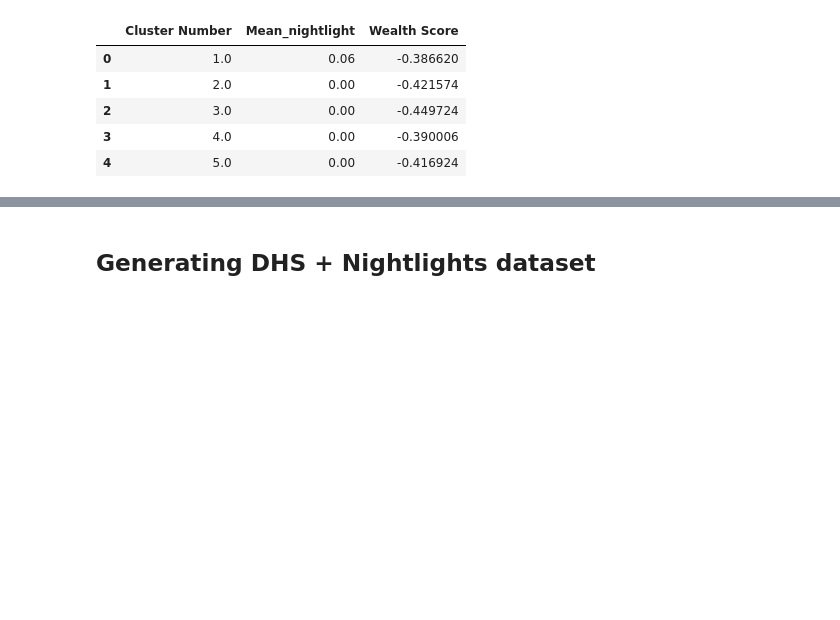
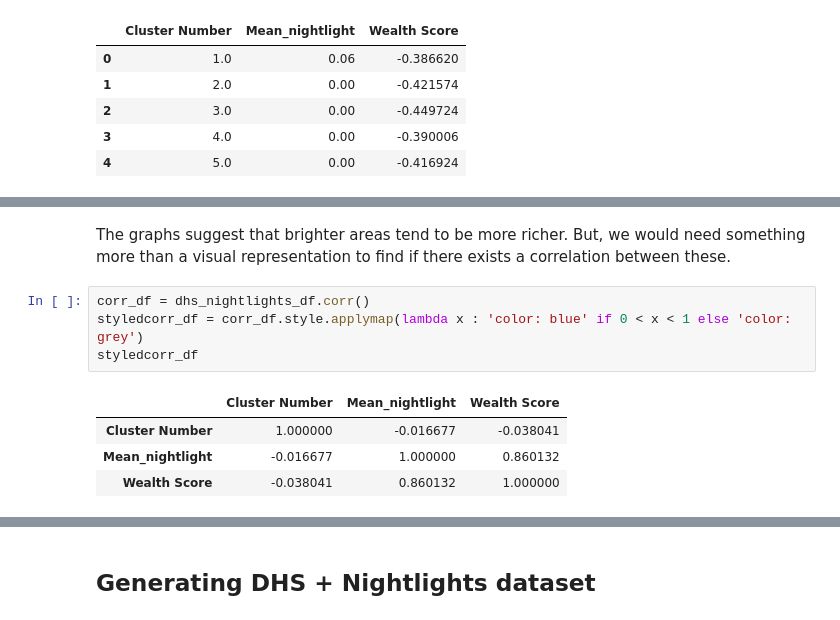
Before and after one commit to aishwaryawahane/poverty_predictor, a Jupyter notebook: notebooks/Nightlight_DHS_Analysis.ipynb, the cells around one changed output, grey strips where cells are left out. Cells and saved outputs as stored; diff of their text form; blank space fills up the shorter version.

```diff
--- a/notebooks/Nightlight_DHS_Analysis.ipynb
+++ b/notebooks/Nightlight_DHS_Analysis.ipynb
@@ -36,0 +33,11 @@ dhs_nightlights_df.profile_report()
+# %% [markdown]
+The graphs suggest that brighter areas tend to be more richer. But, we would need something more than a visual representation to find if there exists a correlation between these.
+# %%
+corr_df = dhs_nightlights_df.corr()
+styledcorr_df = corr_df.style.applymap(lambda x : 'color: blue' if 0 < x < 1 else 'color: grey')
+styledcorr_df
+# %% [output]
+|  | Cluster Number | Mean_nightlight | Wealth Score |
+| Cluster Number | 1.000000 | -0.016677 | -0.038041 |
+| Mean_nightlight | -0.016677 | 1.000000 | 0.860132 |
+| Wealth Score | -0.038041 | 0.860132 | 1.000000 |
```
Also changed, not shown: parts of 14 cells of this notebook, 1 other file.
